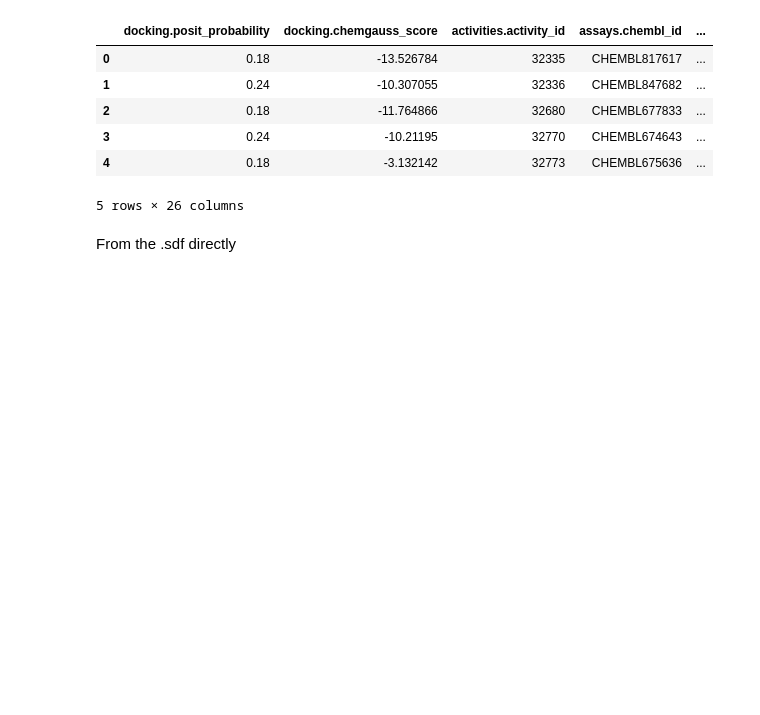
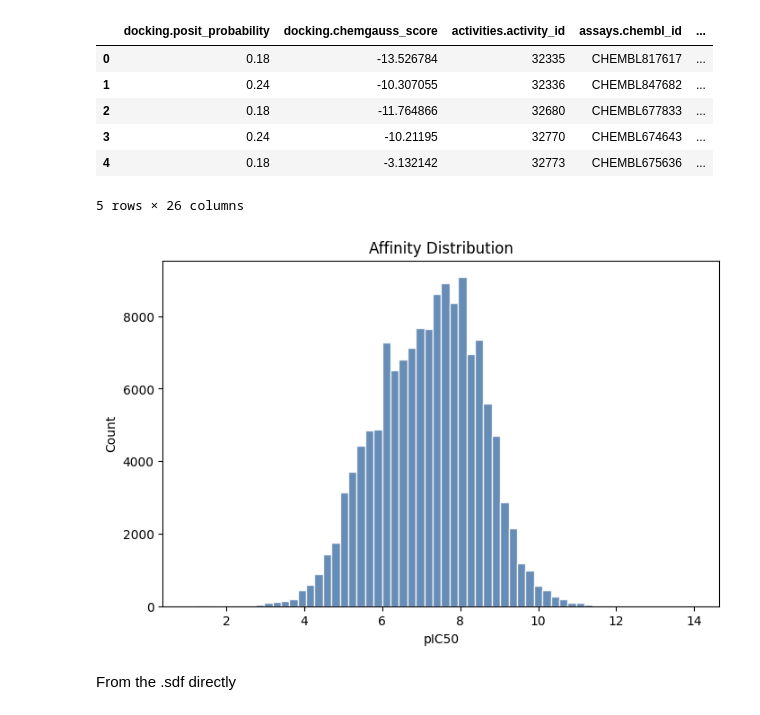
Before and after one commit to fatemeh-moghaddam/kincf, a Jupyter notebook: stats/dataset_stats.ipynb, the cells around one changed output. Drawn from its saved outputs; the diff is of its cells as text; code cells hidden in the pictures; blank space fills up the shorter version.

Commit message:
add affinity distribution plot

```diff
--- a/stats/dataset_stats.ipynb
+++ b/stats/dataset_stats.ipynb
@@ -69,3 +49,11 @@ df.head()
 | 3 | 0.24 | -10.21195 | 32770 | CHEMBL674643 | ... |
 | 4 | 0.18 | -3.132142 | 32773 | CHEMBL675636 | ... |
 5 rows × 26 columns
+# %%
+from plot_dataset_stats import plot_histogram
+
+
+# plot_histogram(df["activities.standard_value"], title="Affinity Distribution", xlabel="pIC50", log_x=False ,save_path=DATA_ROOT/"stats/affinity_dist.png")
+plot_histogram(df["activities.standard_value"], title="Affinity Distribution", xlabel="pIC50", log_x=False) # just to show here, stupid coding!
+# %% [output]
+[figure, added]
```
Also changed, not shown: parts of 2 cells of this notebook.
